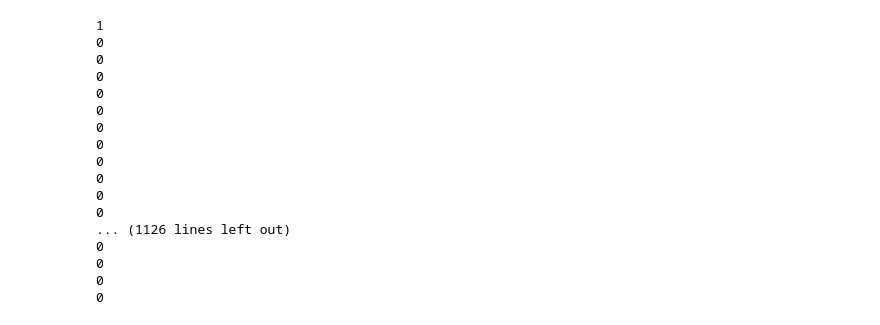
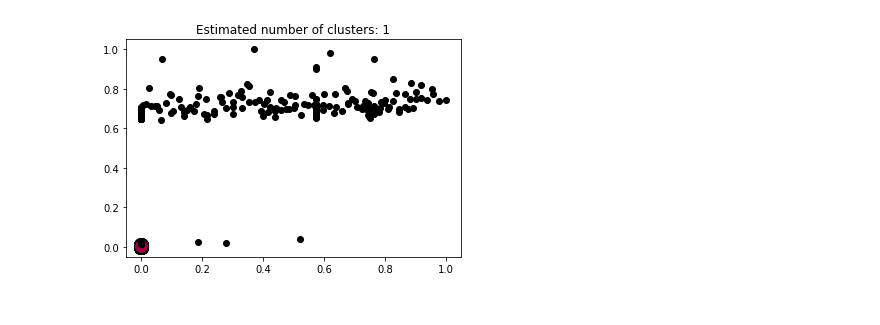
Before and after one commit to dedos-project/DeDOS, a Jupyter notebook: analytic/dedos.ipynb, the cells around one changed output. Saved outputs shown, nothing was run; the diff lists cells and outputs as text; code cells hidden in the pictures.

```diff
--- a/analytic/dedos.ipynb
+++ b/analytic/dedos.ipynb
@@ -55,21 +44,50 @@ k_means_model = do_kmeans(X, 5)
-# %%
-for label in k_means_model.labels_:
-    print label
-# %% [output]
-1
-0
-0
-0
-0
-0
-0
-0
-0
-0
-0
-0
-... (1126 lines left out)
-0
-0
-0
-0
+# %%
+df = db.get_msu_full_df(msus[3])
+
+# Some feature engineering
+gen_activity_ratio(df)
+gen_mem_per_state(df)
+
+# Scale fields between {0,1}
+scale_fields = ['EXEC_TIME', 'IDLE_TIME', 'QUEUE_LEN', 'MEMORY_ALLOCATED', 'MEM_PER_STATE']
+normalize_df(df, scale_fields)
+
+# Split train and test
+fields = ['EXEC_TIME', 'IDLE_TIME', 'QUEUE_LEN', 'MEMORY_ALLOCATED', 'ACTIVITY_RATIO', 'MEM_PER_STATE']
+attack_start = df.TIME[0] + 310 * 1e9
+X_train =  df[df.TIME <= attack_start].loc[:, fields]
+X_test = df[df.TIME > attack_start].loc[:, fields]
+# %%
+###DBSCAN###
+X = pd.concat([X_train,X_test])
+
+dbscan = do_dbscan(X, 0.3, 500)
+
+core_samples_mask = np.zeros_like(dbscan.labels_, dtype=bool)
+core_samples_mask[dbscan.core_sample_indices_] = True
+labels = dbscan.labels_
+
+# Number of clusters in labels, ignoring noise if present.
+n_clusters_ = len(set(labels)) - (1 if -1 in labels else 0)
+unique_labels = set(labels)
+colors = [plt.cm.Spectral(each)
+          for each in np.linspace(0, 1, len(unique_labels))]
+for k, col in zip(unique_labels, colors):
+    if k == -1:
+        # Black used for noise.
+        col = [0, 0, 0, 1]
+
+    class_member_mask = (labels == k)
+
+    xy = X[class_member_mask & core_samples_mask]
+    plt.plot(xy.loc[:,'QUEUE_LEN'], xy.loc[:,'EXEC_TIME'], 'o', markerfacecolor=tuple(col),
+             markeredgecolor='k', markersize=14)
+
+    xy = X.loc[class_member_mask & ~core_samples_mask]
+    plt.plot(xy.loc[:,'QUEUE_LEN'], xy.loc[:, 'EXEC_TIME'], 'o', markerfacecolor=tuple(col),
+             markeredgecolor='k', markersize=6)
+
+plt.title('Estimated number of clusters: %d' % n_clusters_)
+plt.show()
+# %% [output]
+[figure, added]
```
Also changed, not shown: parts of 8 cells of this notebook, 1 other file.
